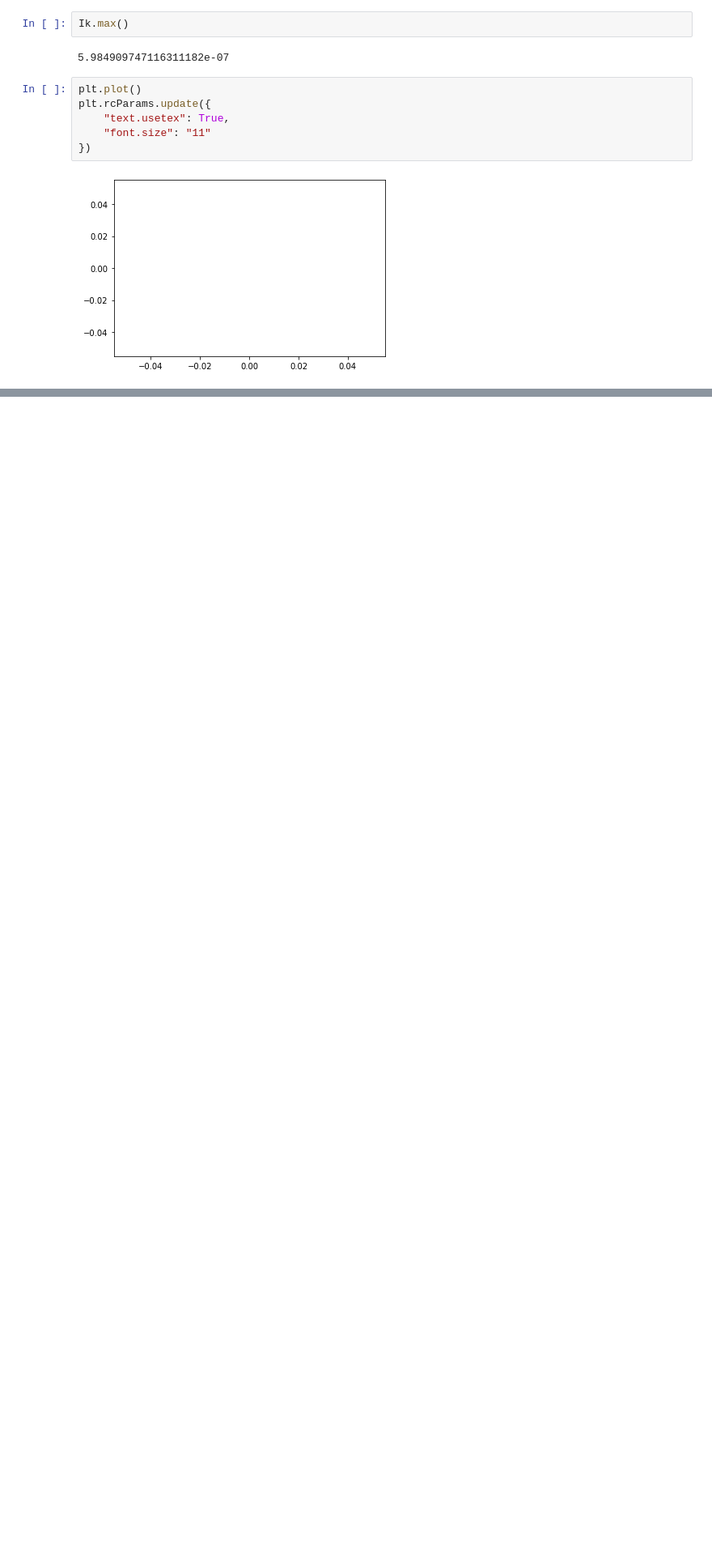
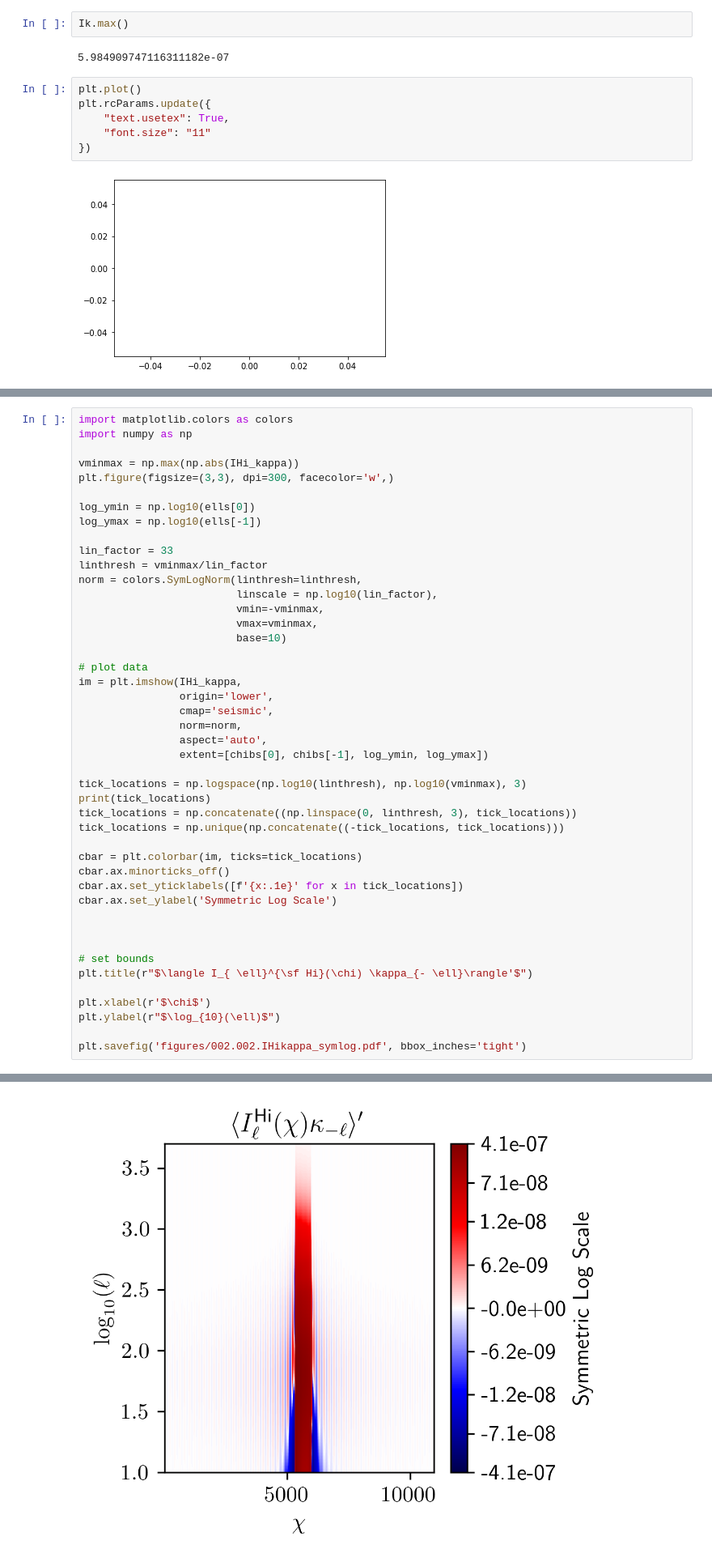
Before and after one commit to DelonShen/LIMxCMBL, a Jupyter notebook: 002.002.2025-01-17.IHikappa_scratch.ipynb, the cells around one changed output, grey strips where cells are left out. Shown at 81% size. Cells and saved outputs as stored; diff of their text form; blank space fills up the shorter version.

```diff
--- a/002.002.2025-01-17.IHikappa_scratch.ipynb
+++ b/002.002.2025-01-17.IHikappa_scratch.ipynb
@@ -109,0 +148,46 @@ plt.savefig('figures/002.002.IHikappa.pdf', bbox_inches = 'tight')
+# %%
+import matplotlib.colors as colors
+import numpy as np
+
+vminmax = np.max(np.abs(IHi_kappa))
+plt.figure(figsize=(3,3), dpi=300, facecolor='w',)
+
+log_ymin = np.log10(ells[0])
+log_ymax = np.log10(ells[-1])
+
+lin_factor = 33
+linthresh = vminmax/lin_factor
+norm = colors.SymLogNorm(linthresh=linthresh,
+                         linscale = np.log10(lin_factor),
+                         vmin=-vminmax,
+                         vmax=vminmax,
+                         base=10)
+
+# plot data
+im = plt.imshow(IHi_kappa,
+                origin='lower',
+                cmap='seismic',
+                norm=norm,
+                aspect='auto',
+                extent=[chibs[0], chibs[-1], log_ymin, log_ymax])
+
+tick_locations = np.logspace(np.log10(linthresh), np.log10(vminmax), 3)
+print(tick_locations)
+tick_locations = np.concatenate((np.linspace(0, linthresh, 3), tick_locations))
+tick_locations = np.unique(np.concatenate((-tick_locations, tick_locations)))
+
+cbar = plt.colorbar(im, ticks=tick_locations)
+cbar.ax.minorticks_off()
+cbar.ax.set_yticklabels([f'{x:.1e}' for x in tick_locations])
+cbar.ax.set_ylabel('Symmetric Log Scale')
+
+
+
+# set bounds
+plt.title(r"$\langle I_{ \ell}^{\sf Hi}(\chi) \kappa_{- \ell}\rangle'$")
+
+plt.xlabel(r'$\chi$')
+plt.ylabel(r"$\log_{10}(\ell)$")
+
+plt.savefig('figures/002.002.IHikappa_symlog.pdf', bbox_inches='tight')
+# %% [output]
@@ -109,0 +195 @@ plt.savefig('figures/002.002.IHikappa.pdf', bbox_inches = 'tight')
+[figure, added]
```
Also changed, not shown: parts of 6 cells of this notebook, 20 other files.
